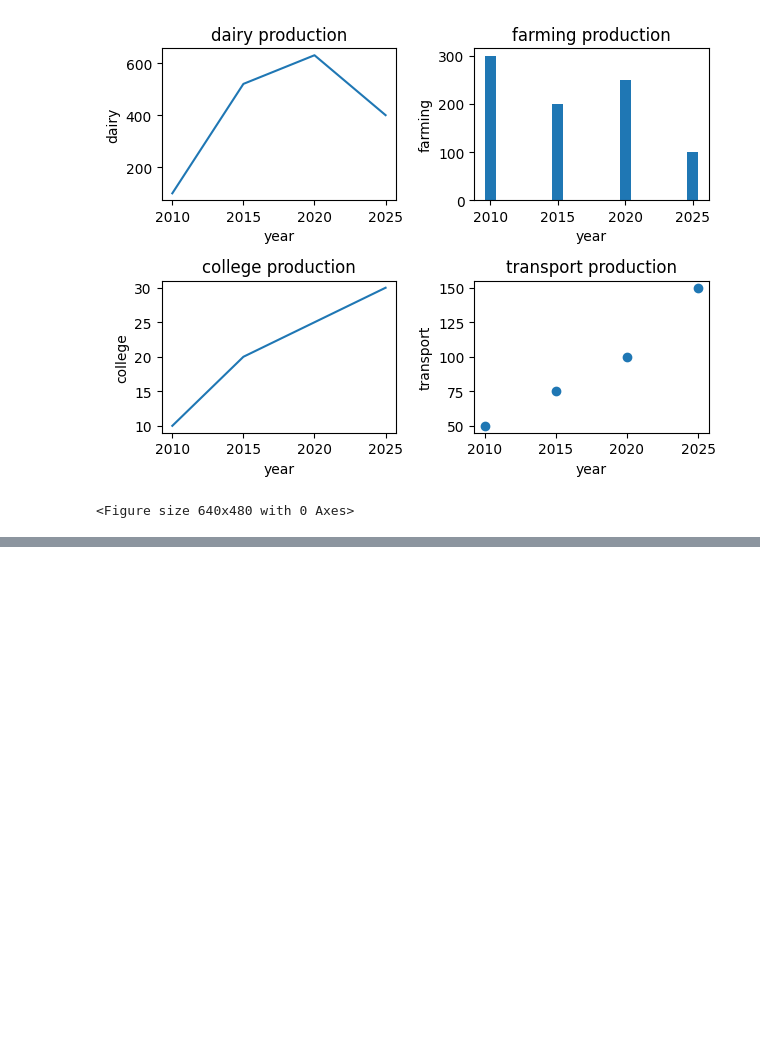
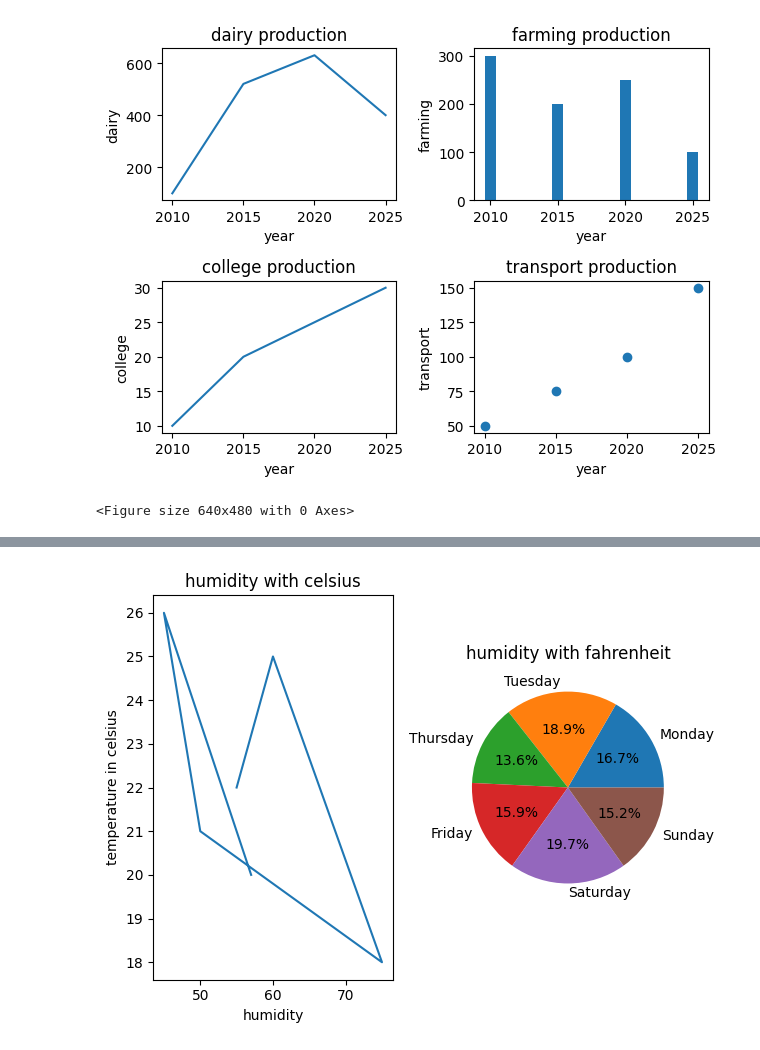
Before and after one commit to yashmourya236-code/Data_Science_-45-Days-, a Jupyter notebook: Python(Day-18).ipynb, the cells around one changed output, grey strips where cells are left out. Cells and saved outputs as stored; diff of their text form; code cells hidden in the pictures; blank space fills up the shorter version.

```diff
--- a/Python(Day-18).ipynb
+++ b/Python(Day-18).ipynb
@@ -78,0 +131,14 @@ plt.savefig("subplot.jpg")
+# %%
+import matplotlib.pyplot as plt
+fig,aux=plt.subplots(1,2)
+aux[0].plot(df["humidity_pct"],df["temperature_c"])
+aux[0].set_xlabel("humidity")
+aux[0].set_ylabel("temperature in celsius")
+aux[0].set_title("humidity with celsius")
+
+aux[1].pie(df["temperature_c"],labels=df["day"],autopct="%1.1f%%")
+aux[1].set_title("humidity with fahrenheit")
+plt.tight_layout()
+plt.show()
+# %% [output]
+[figure, added]
```
Also changed, not shown: parts of 3 cells of this notebook.
